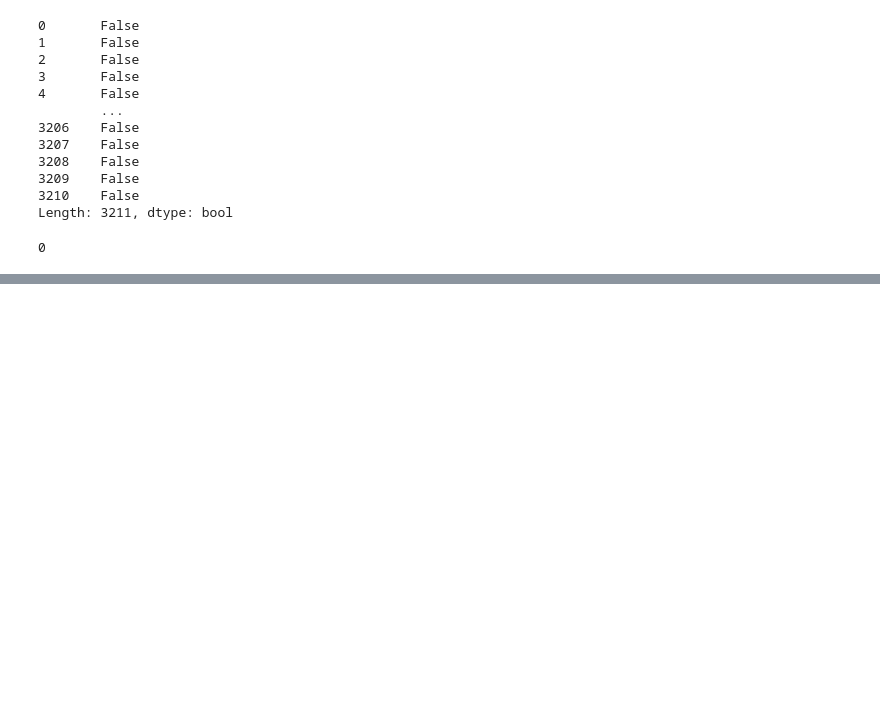
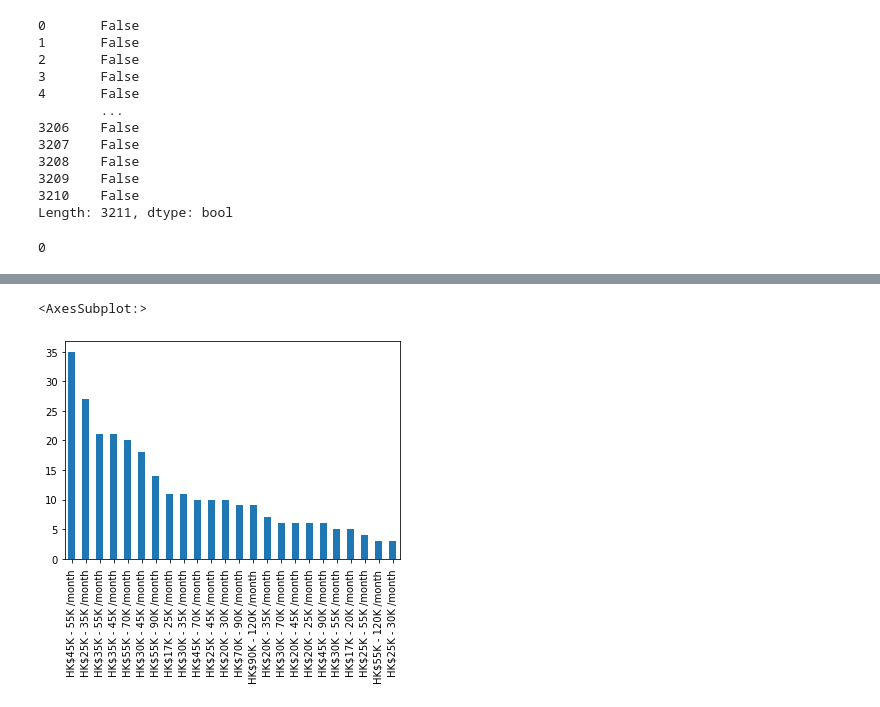
Before and after one commit to GerlechJen/HR-Analysis, a Jupyter notebook: hr_analysis.ipynb, the cells around one changed output, grey strips where cells are left out. Drawn from its saved outputs; the diff is of its cells as text; code cells hidden in the pictures; blank space fills up the shorter version.

```diff
--- a/hr_analysis.ipynb
+++ b/hr_analysis.ipynb
@@ -169,0 +212,6 @@ df["Job Type"].nunique()
+# %%
+# Plotting a bar graph to show the distribution of salaries
+df["Salary"].value_counts()[1:25].plot.bar()
+# %% [output]
+<AxesSubplot:>
+[figure, added]
```
Also changed, not shown: parts of 23 cells of this notebook.
